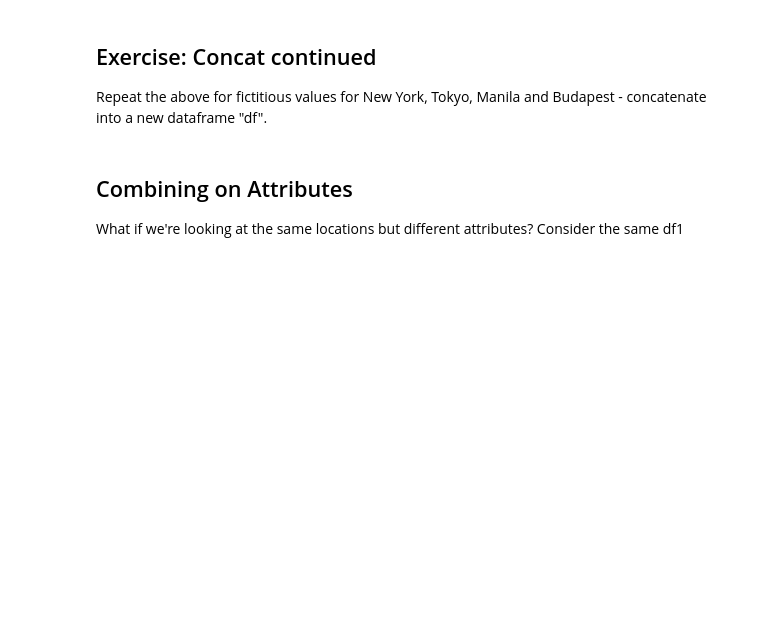
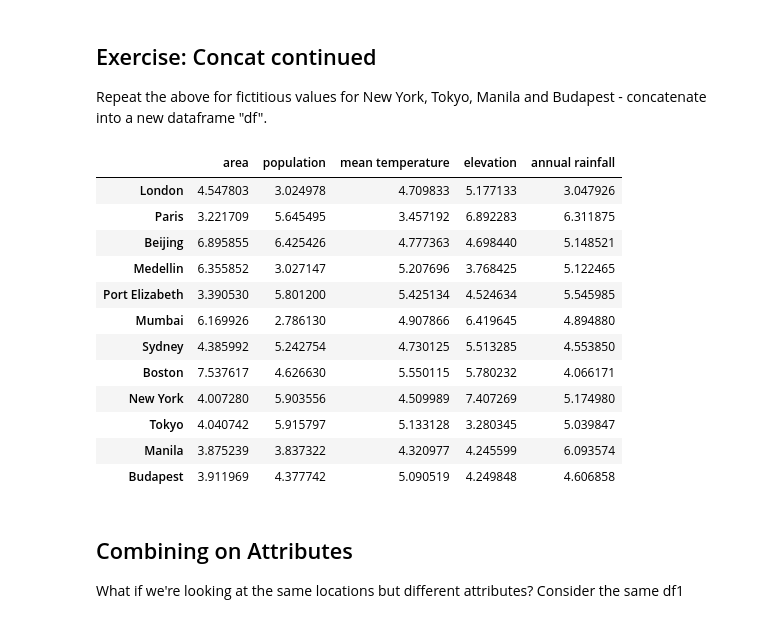
Before and after one commit to zixinsun2004/QM2, a Jupyter notebook: notebooks/W06. Merging and Joining.ipynb, the cells around one changed output. Drawn from its saved outputs; the diff is of its cells as text; code cells hidden in the pictures; blank space fills up the shorter version.

```diff
--- a/notebooks/W06. Merging and Joining.ipynb
+++ b/notebooks/W06. Merging and Joining.ipynb
@@ -152,6 +150,26 @@ df3
 ## Exercise: Concat continued
 
 Repeat the above for fictitious values for New York, Tokyo, Manila and Budapest - concatenate into a new dataframe "df".
+# %%
+dfnew = pd.DataFrame(5 + np.random.randn(4, 5))
+dfnew.columns = ['area', 'population', 'mean temperature', 'elevation', 'annual rainfall']
+dfnew.index = ['New York', 'Tokyo', 'Manila', 'Budapest']
+df = pd.concat([df3, dfnew])
+df
+# %% [output]
+|  | area | population | mean temperature | elevation | annual rainfall |
+| London | 4.547803 | 3.024978 | 4.709833 | 5.177133 | 3.047926 |
+| Paris | 3.221709 | 5.645495 | 3.457192 | 6.892283 | 6.311875 |
+| Beijing | 6.895855 | 6.425426 | 4.777363 | 4.698440 | 5.148521 |
+| Medellin | 6.355852 | 3.027147 | 5.207696 | 3.768425 | 5.122465 |
+| Port Elizabeth | 3.390530 | 5.801200 | 5.425134 | 4.524634 | 5.545985 |
+| Mumbai | 6.169926 | 2.786130 | 4.907866 | 6.419645 | 4.894880 |
+| Sydney | 4.385992 | 5.242754 | 4.730125 | 5.513285 | 4.553850 |
+| Boston | 7.537617 | 4.626630 | 5.550115 | 5.780232 | 4.066171 |
+| New York | 4.007280 | 5.903556 | 4.509989 | 7.407269 | 5.174980 |
+| Tokyo | 4.040742 | 5.915797 | 5.133128 | 3.280345 | 5.039847 |
+| Manila | 3.875239 | 3.837322 | 4.320977 | 4.245599 | 6.093574 |
+| Budapest | 3.911969 | 4.377742 | 5.090519 | 4.249848 | 4.606858 |
 # %% [markdown]
 ## Combining on Attributes
 
```
Also changed, not shown: parts of 29 cells of this notebook.
